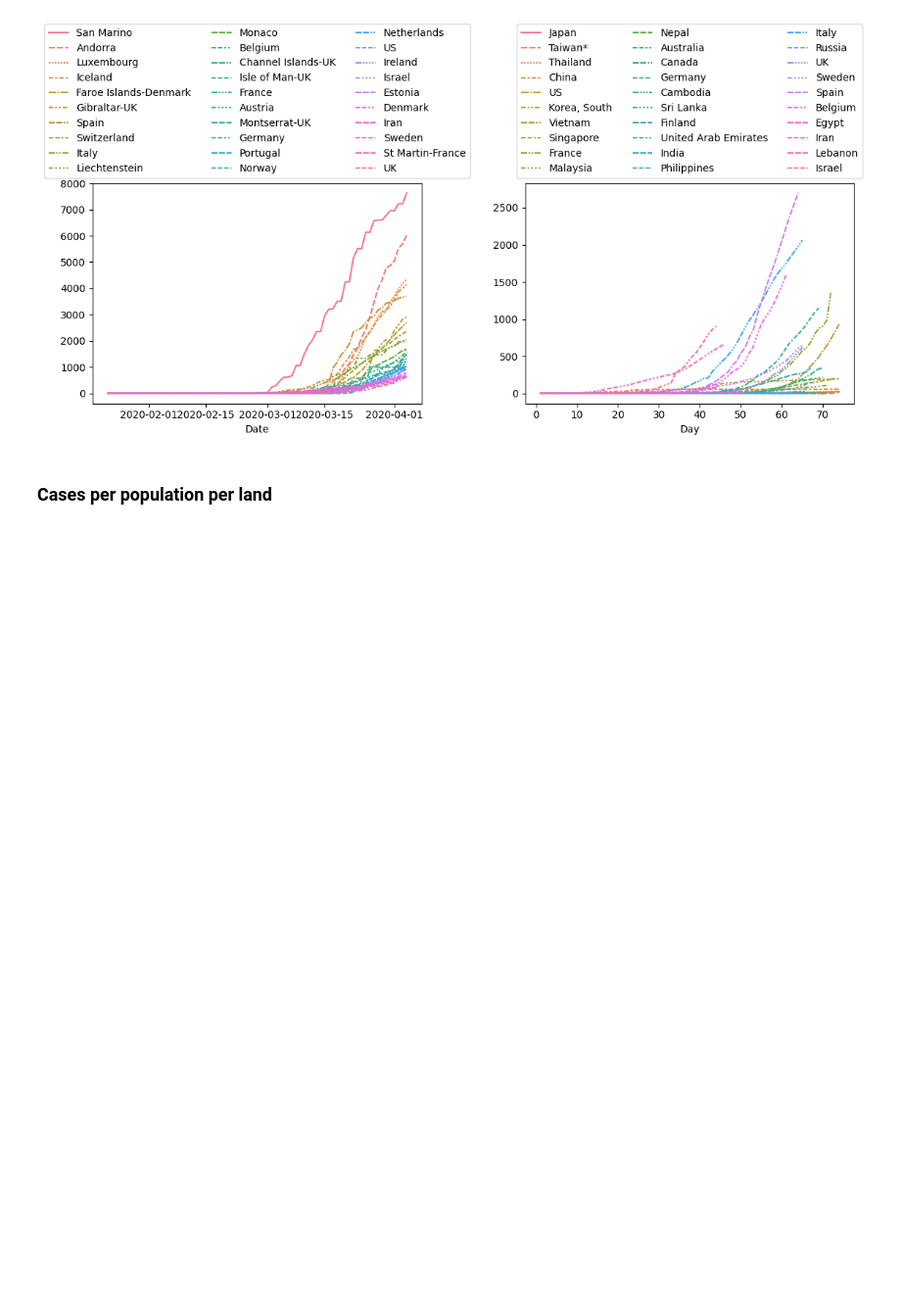
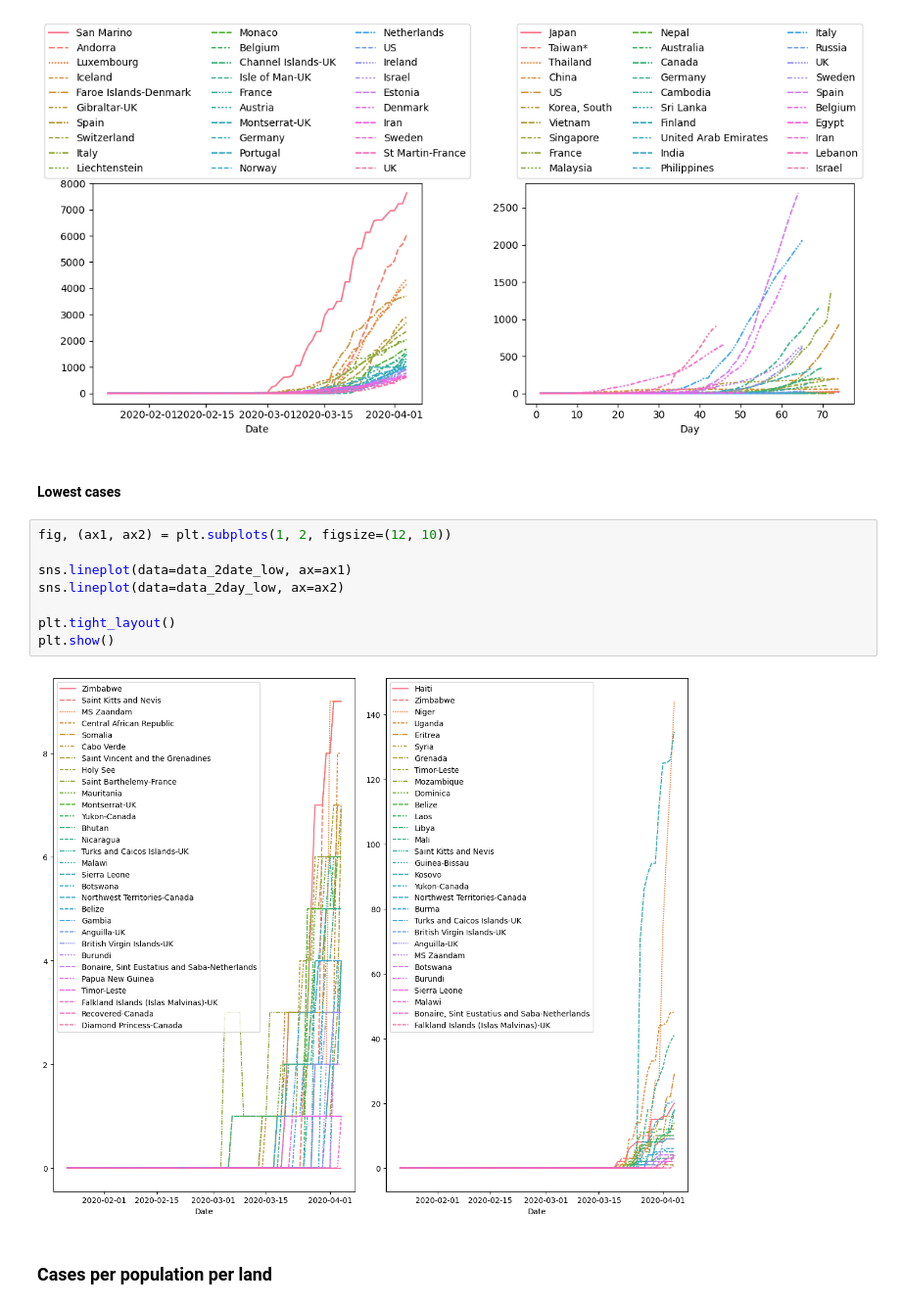
Before and after one commit to SebastianVeuskens/Covid-19-Clustering-Analysis, a Jupyter notebook: scripts/main.ipynb, the cells around one changed output. Shown at 98% size. Saved outputs shown, nothing was run; the diff lists cells and outputs as text; blank space fills up the shorter version.

Commit message:
Finalise lowest cases

```diff
--- a/scripts/main.ipynb
+++ b/scripts/main.ipynb
@@ -241,5 +256,17 @@ plt.show()
 #TODO fix positions and number of columns legend
 # %% [output]
 [figure]
+# %% [markdown]
+#### Lowest cases
+# %%
+fig, (ax1, ax2) = plt.subplots(1, 2, figsize=(12, 10))
+
+sns.lineplot(data=data_2date_low, ax=ax1)
+sns.lineplot(data=data_2day_low, ax=ax2)
+
+plt.tight_layout()
+plt.show()
+# %% [output]
+[figure, added]
 # %% [markdown]
 ### Cases per population per land
```
Also changed, not shown: parts of 9 cells of this notebook.
